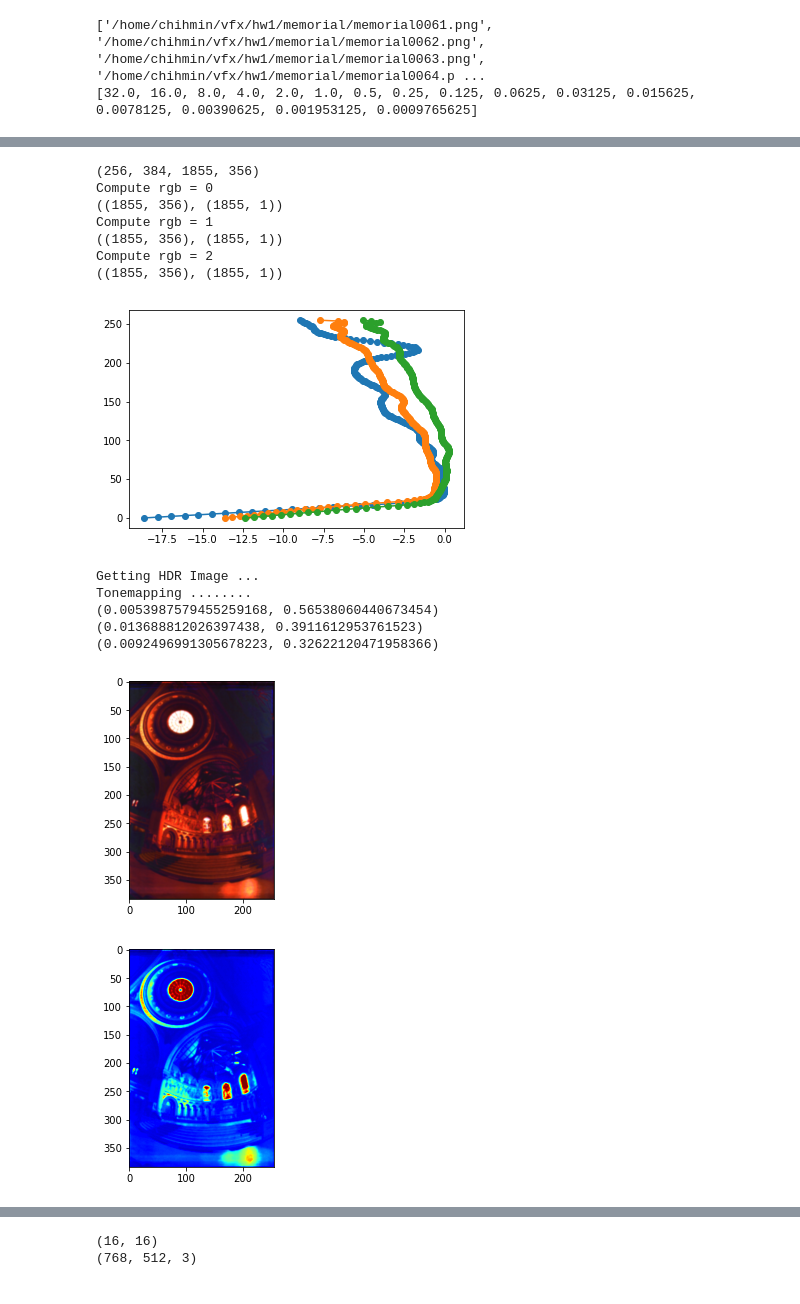
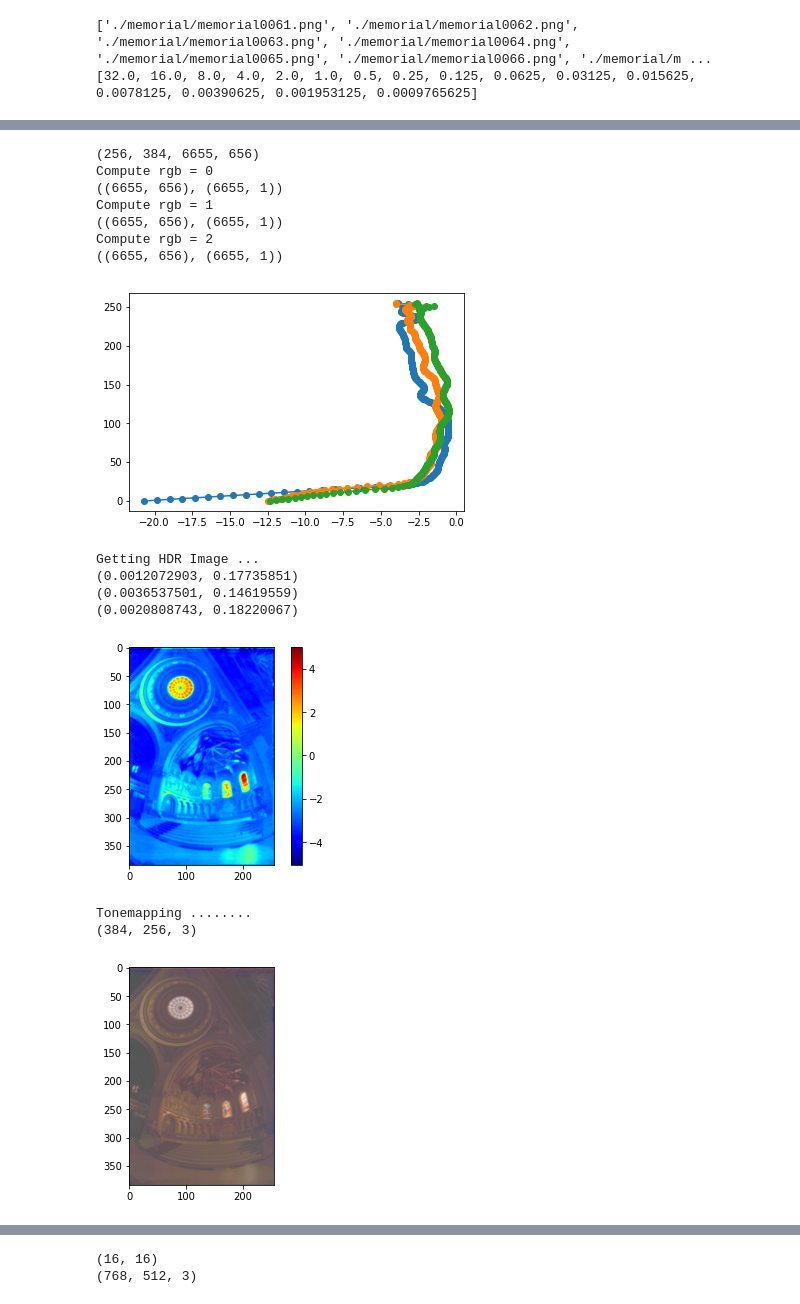
Before and after one commit to ChihMin/vfx, a Jupyter notebook: hw1/HW1.ipynb, the cells around one changed output, grey strips where cells are left out. Drawn from its saved outputs; the diff is of its cells as text; code cells hidden in the pictures.

Commit message:
First version of HDR image with saming pixel

```diff
--- a/hw1/HW1.ipynb
+++ b/hw1/HW1.ipynb
@@ -77,9 +77,9 @@ class HDR():
         matrixRow = n * p + 255 # h of A
         matrixCol = 256 + n # w of A
         print(w,h,matrixRow, matrixCol)
-        A = np.zeros([3, matrixRow, matrixCol])
-        B = np.zeros([3, matrixRow, 1])
-        X = np.zeros([3, matrixCol, 1])
+        A = np.zeros([3, matrixRow, matrixCol], 'float32')
+        B = np.zeros([3, matrixRow, 1], 'float32')
+        X = np.zeros([3, matrixCol, 1], 'float32')
 
         """
         Initialize samples
@@ -137,7 +137,7 @@ class HDR():
             """
             print(A[rgb].shape, B[rgb].shape)
             X[rgb] = np.linalg.lstsq(A[rgb], B[rgb])[0]
-
+            # X[rgb][0] = 0
             self.gFunc.append(X[rgb].T.tolist()[0][0:256])
             # print(U.shape, sigma.shape, S.shape, VT.shape)
 
@@ -149,7 +149,7 @@ class HDR():
 
     def getHDRImage(self):
         print("Getting HDR Image ...")
-        hdrImage = np.zeros([self.height, self.width, 3])
+        hdrImage = np.zeros([self.height, self.width, 3], 'float32')
         for rgb in range(0, 3):
             for h in range(0, self.height):
                 for w in range(0, self.width):
@@ -166,10 +166,6 @@ class HDR():
             # zMax = np.amax(hdrImage[:][:][rgb])
             # print(zMin, zMax)
             # hdrImage[:][:][rgb] = (hdrImage[:][:][rgb] - zMin) / (zMax - zMin)
-        print("Tonemapping ........")
-        toneMap = cv2.createTonemapDurand(gamma=2.2)
-        toneImgFloat32 = toneMap.process(hdrImage.copy())
-        toneImg = np.clip(toneImgFloat32 * 255, 0, 255).astype('uint8')
 
         for rgb in range(0, 3):
             zMin = np.amin(hdrImage[:][:][rgb])
@@ -177,16 +173,22 @@ class HDR():
             print(zMin, zMax)
             hdrImage[:][:][rgb] = (hdrImage[:][:][rgb] - zMin) / (zMax - zMin)
 
+        cv2.imwrite('myhdr.hdr', hdrImage)
+
         hdrImgUInt8 = np.clip(hdrImage * 255, 0, 255).astype('uint8')
-        plt.imshow(cv2.cvtColor(hdrImgUInt8, cv2.COLOR_BGR2RGB), interpolation='bicubic')
+        radMap = cv2.cvtColor(hdrImage, cv2.COLOR_BGR2GRAY)
+        plt.imshow(np.log(radMap), cmap='jet', interpolation='bicubic')
+        plt.colorbar()
         plt.show()
 
-        radMap = cv2.cvtColor(hdrImgUInt8, cv2.COLOR_BGR2GRAY)
-        plt.imshow(radMap, cmap='jet', interpolation='bicubic')
-        plt.show()
+        print("Tonemapping ........")
+        toneMap = cv2.createTonemapDurand(gamma=4.4)
+        toneImgFloat32 = toneMap.process(hdrImage.copy())
+        toneImg = np.clip(toneImgFloat32 * 255, 0, 255).astype('uint8')
+
 
         print(toneImg.shape)
-        print(toneImg)
+        # print(toneImg)
         self.showImg(img=toneImg)
 
 
@@ -194,11 +196,11 @@ def main():
     hdr = HDR()
     """
     expSample = [13.0, 10.0, 4.0, 3.2, 1, 0.8, 1.0/3, 1.0/4, 1.0/60, 1.0/80, 1.0/320, 1.0/400, 1.0/1000]
-    images = glob.glob('/home/chihmin/vfx/hw1/exposures/*')
+    images = glob.glob('./exposures/*')
     """
 
     expSample = list()
-    images = glob.glob('/home/chihmin/vfx/hw1/memorial/*')
+    images = glob.glob('./memorial/*')
     images.sort()
     fin = open('mem_exp.txt')
     while True:
@@ -213,8 +215,8 @@ def main():
     print(expSample)
 
     hdr.readImg(images)
-    hdr.setAttr(Lambda=40, expTime=expSample, sampleCount=100)
-    hdr.showImg(hdr.getImg(8))
+    hdr.setAttr(Lambda=50, expTime=expSample, sampleCount=400)
+    hdr.showImg(hdr.getImg(3))
     hdr.getApproxFunc()
     hdr.getHDRImage()
     print('End')
@@ -222,5 +224,5 @@ def main():
 if __name__ == "__main__":
     main()
 # %% [output]
-['/home/chihmin/vfx/hw1/memorial/memorial0061.png', '/home/chihmin/vfx/hw1/memorial/memorial0062.png', '/home/chihmin/vfx/hw1/memorial/memorial0063.png', '/home/chihmin/vfx/hw1/memorial/memorial0064.p ...
+['./memorial/memorial0061.png', './memorial/memorial0062.png', './memorial/memorial0063.png', './memorial/memorial0064.png', './memorial/memorial0065.png', './memorial/memorial0066.png', './memorial/m ...
 [32.0, 16.0, 8.0, 4.0, 2.0, 1.0, 0.5, 0.25, 0.125, 0.0625, 0.03125, 0.015625, 0.0078125, 0.00390625, 0.001953125, 0.0009765625]
@@ -228,15 +230,16 @@ if __name__ == "__main__":
-(256, 384, 1855, 356)
+(256, 384, 6655, 656)
 Compute rgb = 0
-((1855, 356), (1855, 1))
+((6655, 656), (6655, 1))
 Compute rgb = 1
-((1855, 356), (1855, 1))
+((6655, 656), (6655, 1))
 Compute rgb = 2
-((1855, 356), (1855, 1))
+((6655, 656), (6655, 1))
-[figure, old version]
+[figure, new version]
 Getting HDR Image ...
-Tonemapping ........
-(0.0053987579455259168, 0.56538060440673454)
-(0.013688812026397438, 0.3911612953761523)
-(0.0092496991305678223, 0.32622120471958366)
+(0.0012072903, 0.17735851)
+(0.0036537501, 0.14619559)
+(0.0020808743, 0.18220067)
-[figure, old version]
+[figure, new version]
+Tonemapping ........
+(384, 256, 3)
-[figure, old version]
+[figure, new version]
```
Also changed, not shown: parts of 2 cells of this notebook.
